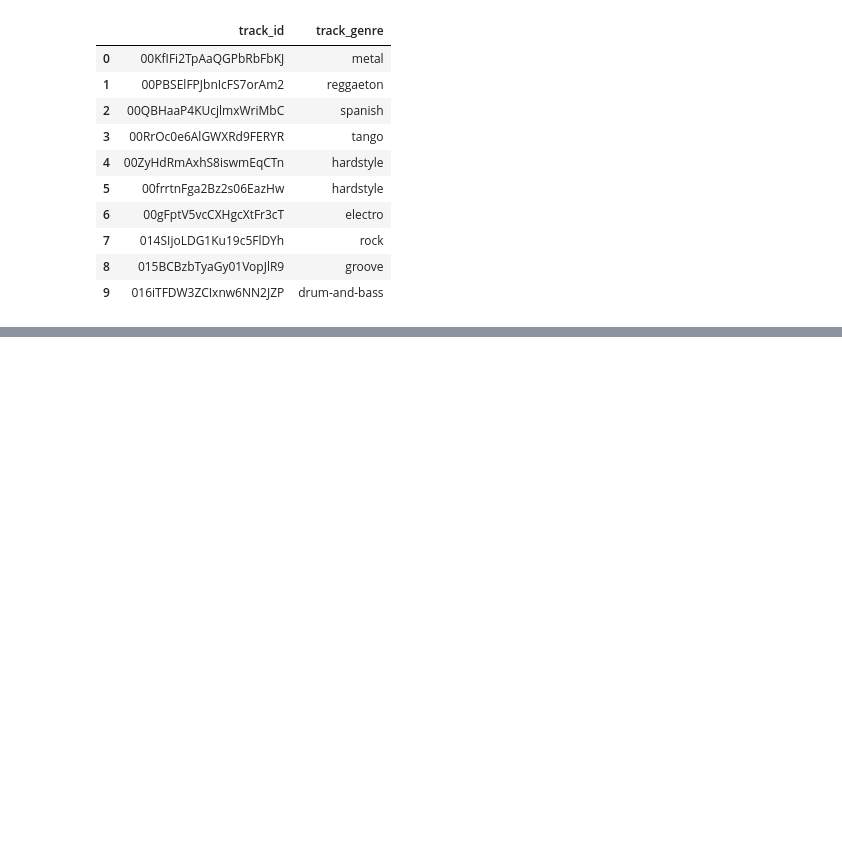
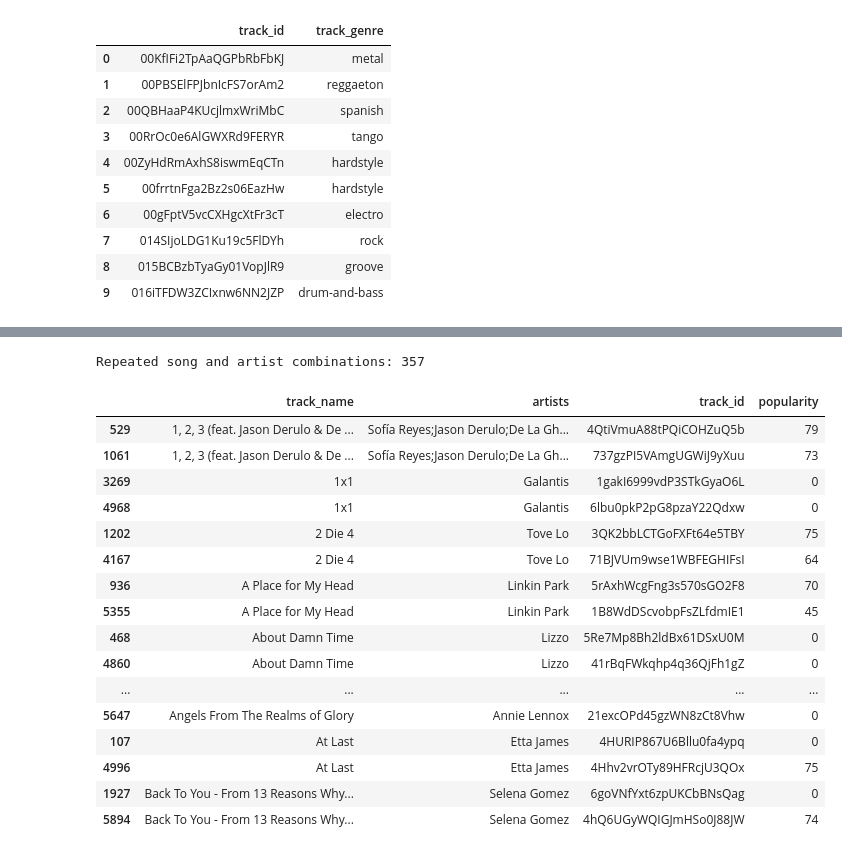
Before and after one commit to aswathy325/Music-Recommendation-ML-Project, a Jupyter notebook: NOTEBOOK/MUSIC_RECOMMENDATION.ipynb, the cells around one changed output, grey strips where cells are left out. Saved outputs shown, nothing was run; the diff lists cells and outputs as text; code cells hidden in the pictures; blank space fills up the shorter version.

```diff
--- a/NOTEBOOK/MUSIC_RECOMMENDATION.ipynb
+++ b/NOTEBOOK/MUSIC_RECOMMENDATION.ipynb
@@ -334,0 +462,23 @@ genre_mapping.head(10)
+# %%
+duplicate_song_artist = cleaned_data[cleaned_data.duplicated(subset=['track_name', 'artists'],keep=False)]
+print("Repeated song and artist combinations:",len(duplicate_song_artist))
+duplicate_song_artist[['track_name', 'artists', 'track_id', 'popularity']].sort_values(['track_name', 'artists']).head(20)
+# %% [output]
+Repeated song and artist combinations: 357
+|  | track_name | artists | track_id | popularity |
+| 529 | 1, 2, 3 (feat. Jason Derulo & De ... | Sofía Reyes;Jason Derulo;De La Gh... | 4QtiVmuA88tPQiCOHZuQ5b | 79 |
+| 1061 | 1, 2, 3 (feat. Jason Derulo & De ... | Sofía Reyes;Jason Derulo;De La Gh... | 737gzPI5VAmgUGWiJ9yXuu | 73 |
+| 3269 | 1x1 | Galantis | 1gakI6999vdP3STkGyaO6L | 0 |
+| 4968 | 1x1 | Galantis | 6lbu0pkP2pG8pzaY22Qdxw | 0 |
+| 1202 | 2 Die 4 | Tove Lo | 3QK2bbLCTGoFXFt64e5TBY | 75 |
+| 4167 | 2 Die 4 | Tove Lo | 71BJVUm9wse1WBFEGHIFsI | 64 |
+| 936 | A Place for My Head | Linkin Park | 5rAxhWcgFng3s570sGO2F8 | 70 |
+| 5355 | A Place for My Head | Linkin Park | 1B8WdDScvobpFsZLfdmIE1 | 45 |
+| 468 | About Damn Time | Lizzo | 5Re7Mp8Bh2ldBx61DSxU0M | 0 |
+| 4860 | About Damn Time | Lizzo | 41rBqFWkqhp4q36QjFh1gZ | 0 |
+| ... | ... | ... | ... | ... |
+| 5647 | Angels From The Realms of Glory | Annie Lennox | 21excOPd45gzWN8zCt8Vhw | 0 |
+| 107 | At Last | Etta James | 4HURIP867U6Bllu0fa4ypq | 0 |
+| 4996 | At Last | Etta James | 4Hhv2vrOTy89HFRcjU3QOx | 75 |
+| 1927 | Back To You - From 13 Reasons Why... | Selena Gomez | 6goVNfYxt6zpUKCbBNsQag | 0 |
+| 5894 | Back To You - From 13 Reasons Why... | Selena Gomez | 4hQ6UGyWQIGJmHSo0J88JW | 74 |
```
Also changed, not shown: parts of 12 cells of this notebook.
